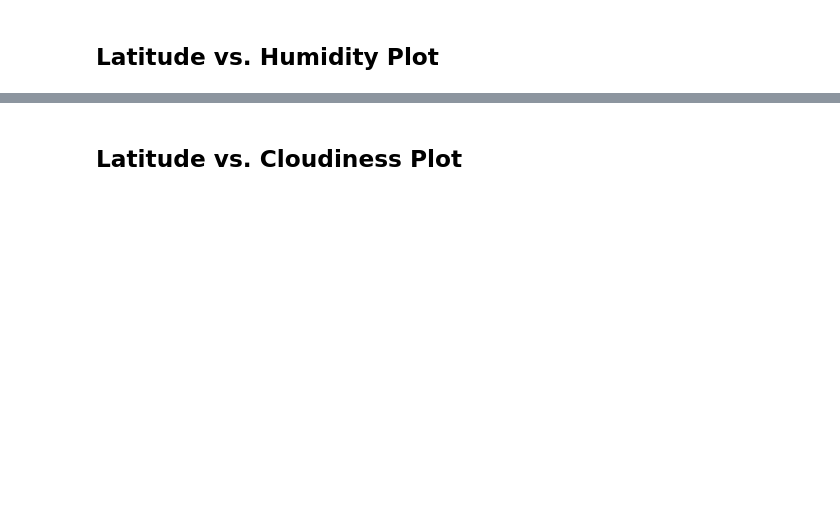
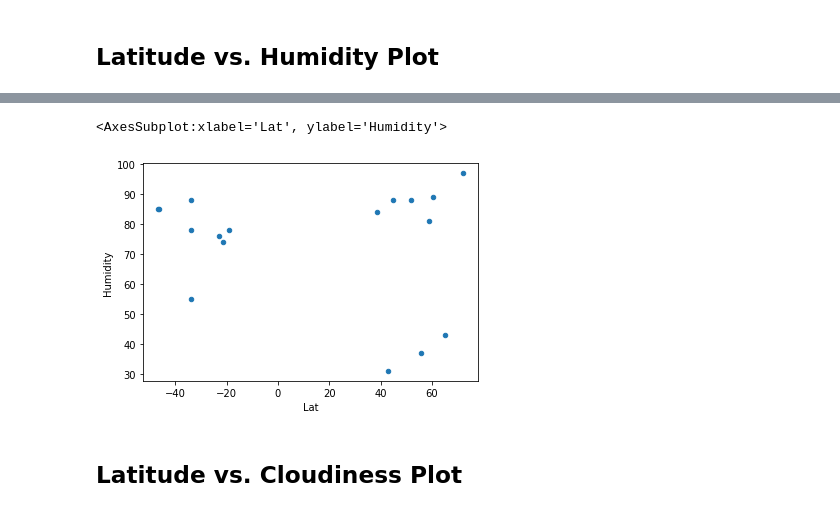
Before and after one commit to rob10thhuman/python-api-challenge, a Jupyter notebook: WeatherPy.ipynb, the cells around one changed output, grey strips where cells are left out. Drawn from its saved outputs; the diff is of its cells as text; code cells hidden in the pictures; blank space fills up the shorter version.

```diff
--- a/WeatherPy.ipynb
+++ b/WeatherPy.ipynb
@@ -141,2 +229,7 @@ Int64Index([], dtype='int64')
+# %%
+weather_data.plot(x='Lat', y='Humidity', kind='scatter')
+# %% [output]
+<AxesSubplot:xlabel='Lat', ylabel='Humidity'>
+[figure, added]
 # %% [markdown]
 ## Latitude vs. Cloudiness Plot
```
Also changed, not shown: parts of 43 cells of this notebook, 2 other files.
